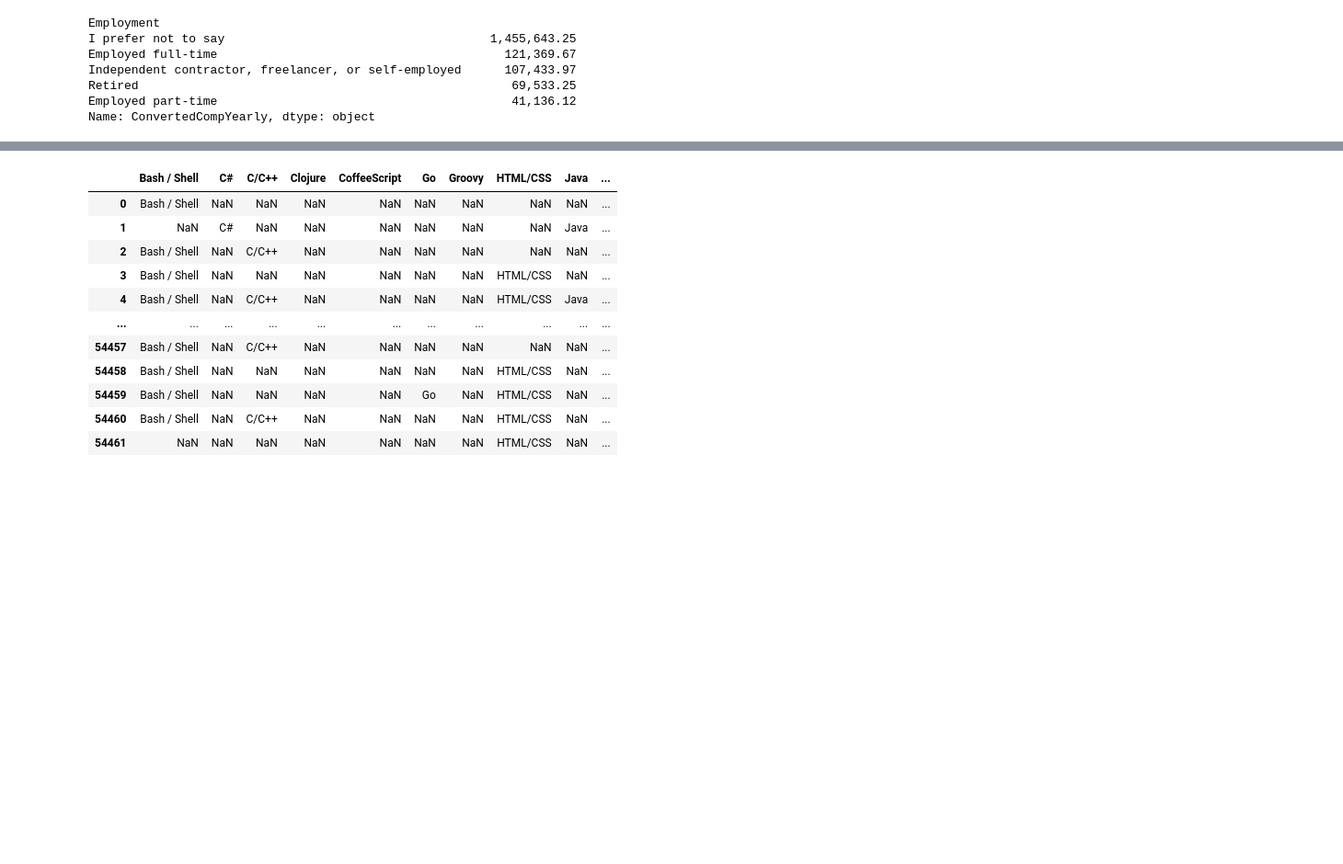
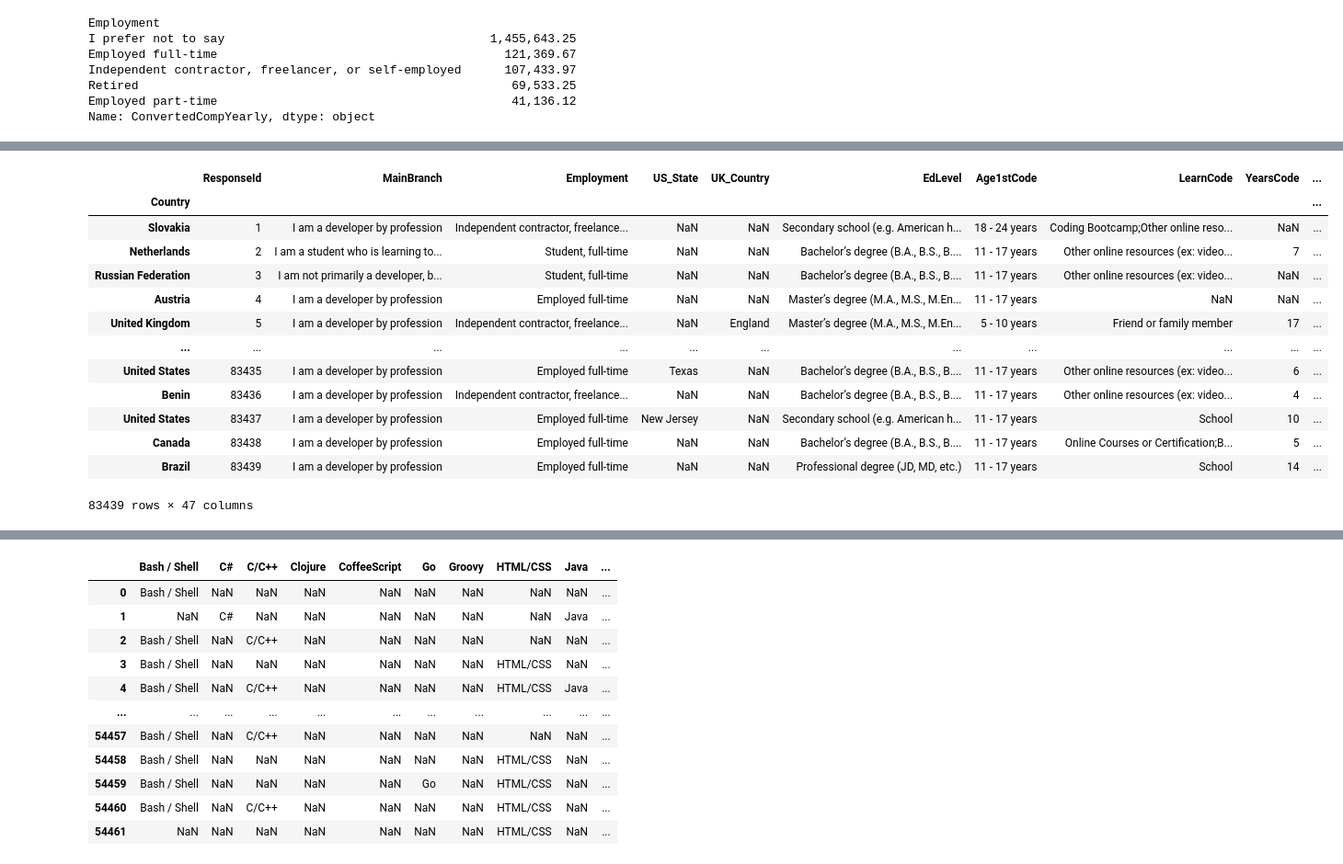
Before and after one commit to injeolmi0304/pandas-workout2, a Jupyter notebook: chapter-08-Midways_project/project.ipynb, the cells around one changed output, grey strips where cells are left out. Shown at 92% size. Drawn from its saved outputs; the diff is of its cells as text; code cells hidden in the pictures; blank space fills up the shorter version.

```diff
--- a/chapter-08-Midways_project/project.ipynb
+++ b/chapter-08-Midways_project/project.ipynb
@@ -182,3 +242,10 @@ so_df.head()
+# %%
+to_replace_dict = {'South Korea' : 'Korea',
+                   'Republic of Korea' : 'Korea',
+                    'United States of America' : 'United States',
+                    'United Kingdom of Great Britain and Northern Ireland' : 'United Kingdom'
+                    }
+so_df['Country'] = so_df['Country'].replace(to_replace=to_replace_dict)
 # %%
 # Show the average salary for different types of employment.
 # Contractors and freelancers like to say that they earn more than full-time employees.
@@ -233,0 +339,17 @@ oecd_df = pd.read_csv(oecd_filename, header=None, index_col=1, names=['abbrev',
+# %%
+so_df.set_index('Country')
+# %% [output]
+|  | ResponseId | MainBranch | Employment | US_State | UK_Country | EdLevel | Age1stCode | LearnCode | YearsCode | ... |
+| Country |  |  |  |  |  |  |  |  |  | ... |
+| Slovakia | 1 | I am a developer by profession | Independent contractor, freelance... | NaN | NaN | Secondary school (e.g. American h... | 18 - 24 years | Coding Bootcamp;Other online reso... | NaN | ... |
+| Netherlands | 2 | I am a student who is learning to... | Student, full-time | NaN | NaN | Bachelor’s degree (B.A., B.S., B.... | 11 - 17 years | Other online resources (ex: video... | 7 | ... |
+| Russian Federation | 3 | I am not primarily a developer, b... | Student, full-time | NaN | NaN | Bachelor’s degree (B.A., B.S., B.... | 11 - 17 years | Other online resources (ex: video... | NaN | ... |
+| Austria | 4 | I am a developer by profession | Employed full-time | NaN | NaN | Master’s degree (M.A., M.S., M.En... | 11 - 17 years | NaN | NaN | ... |
+| United Kingdom | 5 | I am a developer by profession | Independent contractor, freelance... | NaN | England | Master’s degree (M.A., M.S., M.En... | 5 - 10 years | Friend or family member | 17 | ... |
+| ... | ... | ... | ... | ... | ... | ... | ... | ... | ... | ... |
+| United States | 83435 | I am a developer by profession | Employed full-time | Texas | NaN | Bachelor’s degree (B.A., B.S., B.... | 11 - 17 years | Other online resources (ex: video... | 6 | ... |
+| Benin | 83436 | I am a developer by profession | Independent contractor, freelance... | NaN | NaN | Bachelor’s degree (B.A., B.S., B.... | 11 - 17 years | Other online resources (ex: video... | 4 | ... |
+| United States | 83437 | I am a developer by profession | Employed full-time | New Jersey | NaN | Secondary school (e.g. American h... | 11 - 17 years | School | 10 | ... |
+| Canada | 83438 | I am a developer by profession | Employed full-time | NaN | NaN | Bachelor’s degree (B.A., B.S., B.... | 11 - 17 years | Online Courses or Certification;B... | 5 | ... |
+| Brazil | 83439 | I am a developer by profession | Employed full-time | NaN | NaN | Professional degree (JD, MD, etc.) | 11 - 17 years | School | 14 | ... |
+83439 rows × 47 columns
```
Also changed, not shown: parts of 24 cells of this notebook.
